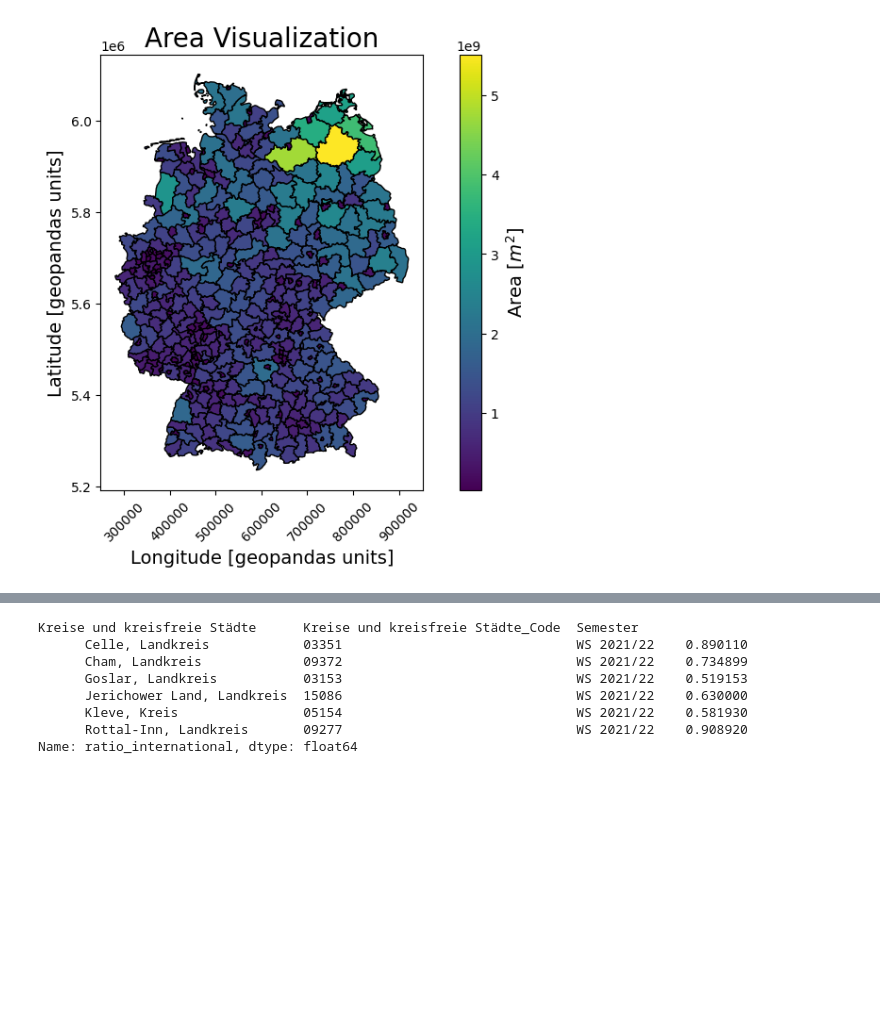
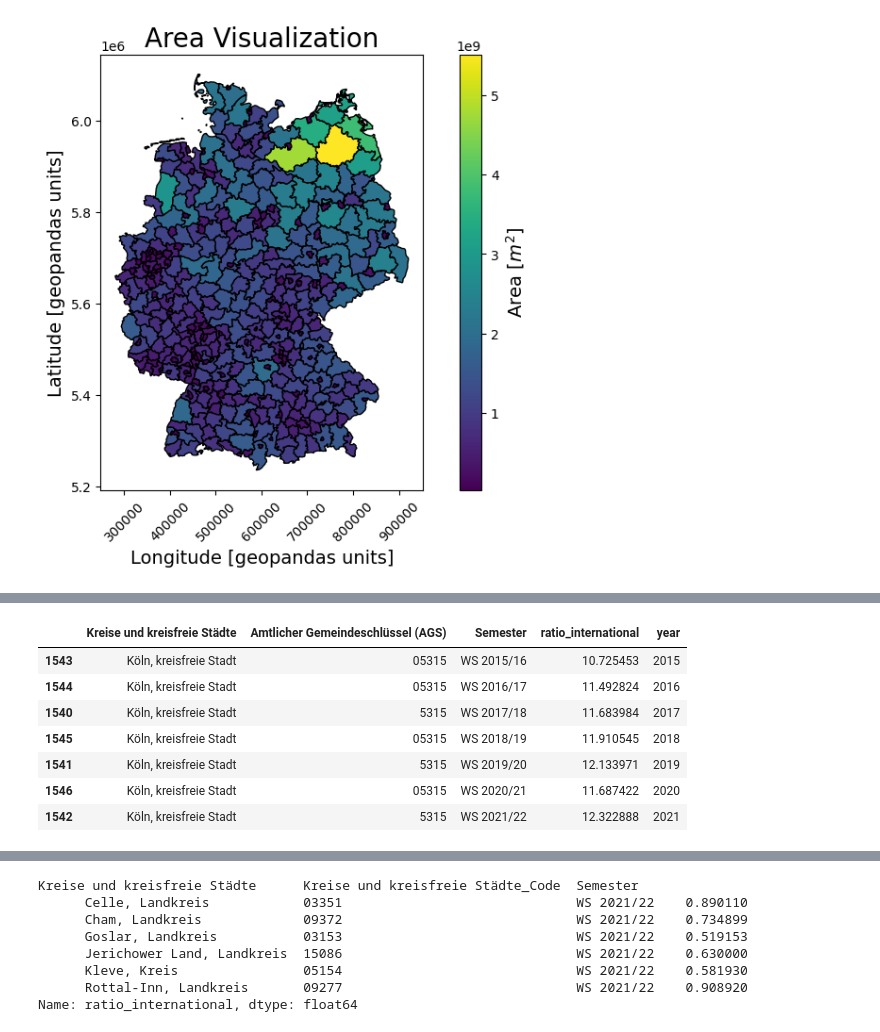
Before and after one commit to CorrelAid/pystatis, a Jupyter notebook: nb/02_Geo_visualization_example.ipynb, the cells around one changed output, grey strips where cells are left out. Cells and saved outputs as stored; diff of their text form; code cells hidden in the pictures; blank space fills up the shorter version.

```diff
--- a/nb/02_Geo_visualization_example.ipynb
+++ b/nb/02_Geo_visualization_example.ipynb
@@ -493,0 +371,13 @@ Likely, the missings would need to be treated with more care. The outliers are d
+# %%
+# calculate the ratio of international students in percent
+ratio_international = (
+    students.data[
+        (students.data.Geschlecht == "Insgesamt") & (students.data["Fächergruppe (mit Insgesamt)"] == "Insgesamt")
+    ]
+    .groupby(by=["Kreise und kreisfreie Städte", "Amtlicher Gemeindeschlüssel (AGS)", "Semester"])[
+        "Studierende_(im_Kreisgebiet)__Anzahl"
+    ]
+    .apply(lambda x: x.iloc[1] / x.iloc[0] if len(x) == 3 else None)  # filter to ensure that all 3 columns are present
+) * 100
+ratio_international.rename("ratio_international", inplace=True)
+ratio_international
@@ -493,0 +398,21 @@ Likely, the missings would need to be treated with more care. The outliers are d
+# %%
+# create a DataFrame with the ratio of international students
+ratio_international = pd.DataFrame(ratio_international)
+# add the year as a column
+ratio_international["year"] = [int(semester[3:7]) for semester in ratio_international.index.get_level_values(2)]
+# reset the index and sort the values in a time series manner
+ratio_international = ratio_international.reset_index()
+ratio_international = ratio_international.sort_values(["Kreise und kreisfreie Städte", "year"])
+# remove leading whitespaces
+ratio_international["Kreise und kreisfreie Städte"] = ratio_international["Kreise und kreisfreie Städte"].str.strip()
+
+ratio_international.query("`Kreise und kreisfreie Städte` == 'Köln, kreisfreie Stadt'")
+# %% [output]
+|  | Kreise und kreisfreie Städte | Amtlicher Gemeindeschlüssel (AGS) | Semester | ratio_international | year |
+| 1543 | Köln, kreisfreie Stadt | 05315 | WS 2015/16 | 10.725453 | 2015 |
+| 1544 | Köln, kreisfreie Stadt | 05315 | WS 2016/17 | 11.492824 | 2016 |
+| 1540 | Köln, kreisfreie Stadt | 5315 | WS 2017/18 | 11.683984 | 2017 |
+| 1545 | Köln, kreisfreie Stadt | 05315 | WS 2018/19 | 11.910545 | 2018 |
+| 1541 | Köln, kreisfreie Stadt | 5315 | WS 2019/20 | 12.133971 | 2019 |
+| 1546 | Köln, kreisfreie Stadt | 05315 | WS 2020/21 | 11.687422 | 2020 |
+| 1542 | Köln, kreisfreie Stadt | 5315 | WS 2021/22 | 12.322888 | 2021 |
```
Also changed, not shown: parts of 46 cells of this notebook.
